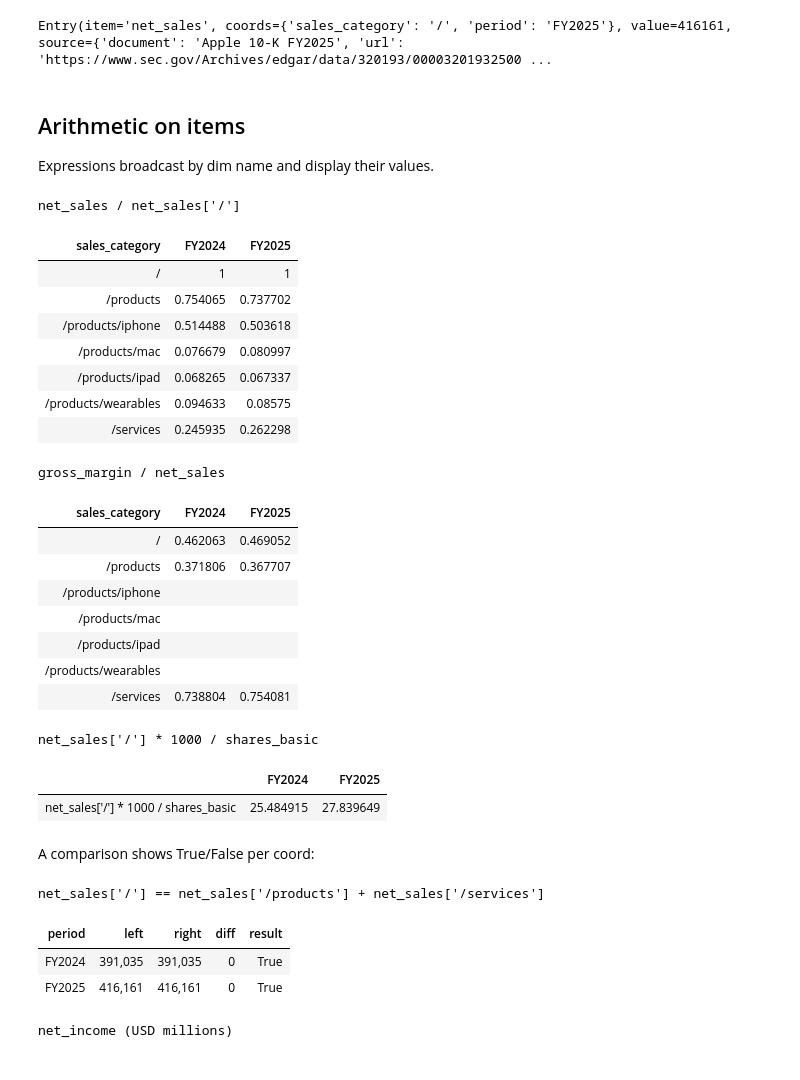
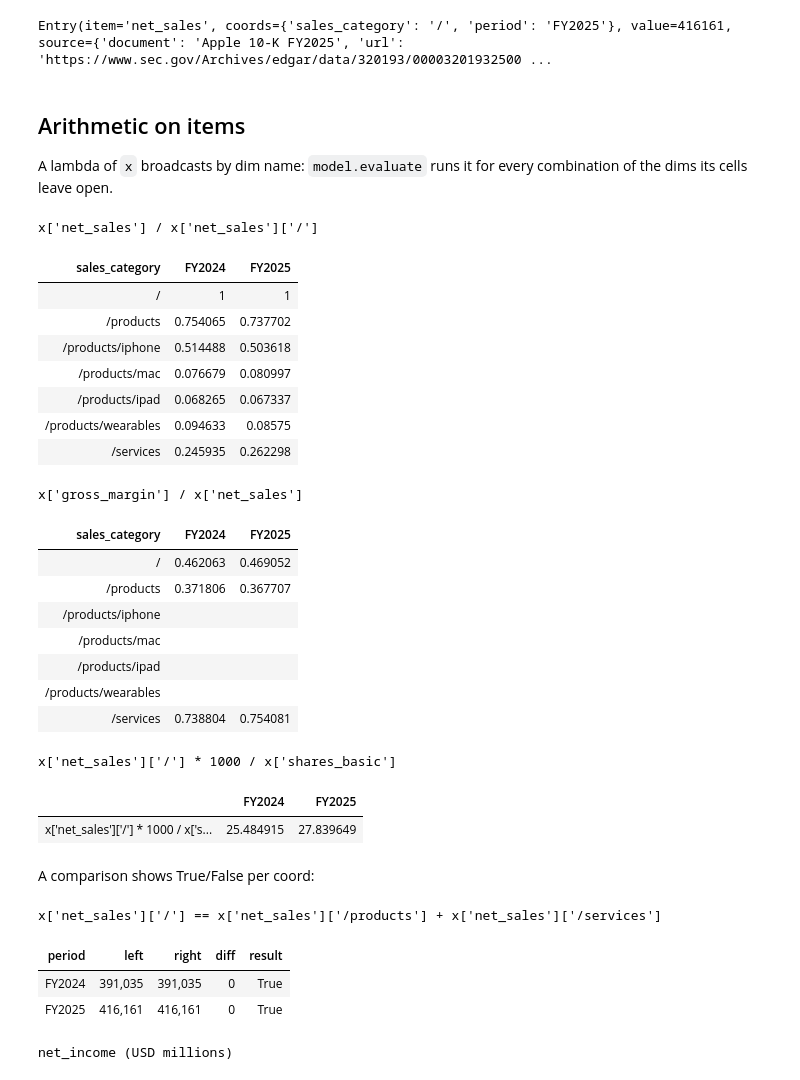
Before and after one commit to datayoga-io/tracemodel, a Jupyter notebook: apple.ipynb, the cells around one changed output. Saved outputs shown, nothing was run; the diff lists cells and outputs as text; code cells hidden in the pictures.

```diff
--- a/apple.ipynb
+++ b/apple.ipynb
@@ -71,9 +71,9 @@ Item(name='earnings_per_share', dims=('period',), dtype=<class 'float'>, attrs={
 # %%
 model.add_check("DQ-1",
     coords={"period": tm.ANY},   # run once per period
-    expect=abs(
-        model["net_sales"]["/"]
-        - (model["net_sales"]["/products"] + model["net_sales"]["/services"])
+    expect=lambda x: abs(
+        x["net_sales"]["/"]
+        - (x["net_sales"]["/products"] + x["net_sales"]["/services"])
     ) <= 0.2,                    # within 0.2 (USD millions)
 )
 # %% [output]
@@ -246,11 +246,11 @@ Entry(item='net_sales', coords={'sales_category': '/', 'period': 'FY2025'}, valu
 # %% [markdown]
 ## Arithmetic on items
 
-Expressions broadcast by dim name and display their values.
+A lambda of `x` broadcasts by dim name: `model.evaluate` runs it for every combination of the dims its cells leave open.
 # %%
-model["net_sales"] / model["net_sales"]["/"]   # mix: share of total net sales
+model.evaluate(lambda x: x["net_sales"] / x["net_sales"]["/"])   # mix: share of total net sales
 # %% [output]
-net_sales / net_sales['/']
+x['net_sales'] / x['net_sales']['/']
 | sales_category | FY2024 | FY2025 |
 | / | 1 | 1 |
 | /products | 0.754065 | 0.737702 |
@@ -260,9 +260,9 @@ net_sales / net_sales['/']
 | /products/wearables | 0.094633 | 0.08575 |
 | /services | 0.245935 | 0.262298 |
 # %%
-model["gross_margin"] / model["net_sales"]     # gross margin %
+model.evaluate(lambda x: x["gross_margin"] / x["net_sales"])     # gross margin %
 # %% [output]
-gross_margin / net_sales
+x['gross_margin'] / x['net_sales']
 | sales_category | FY2024 | FY2025 |
 | / | 0.462063 | 0.469052 |
 | /products | 0.371806 | 0.367707 |
@@ -272,17 +272,17 @@ gross_margin / net_sales
 | /products/wearables |  |  |
 | /services | 0.738804 | 0.754081 |
 # %%
-model["net_sales"]["/"] * 1000 / model["shares_basic"]   # net sales per share, USD
+model.evaluate(lambda x: x["net_sales"]["/"] * 1000 / x["shares_basic"])   # net sales per share, USD
 # %% [output]
-net_sales['/'] * 1000 / shares_basic
+x['net_sales']['/'] * 1000 / x['shares_basic']
 |  | FY2024 | FY2025 |
-| net_sales['/'] * 1000 / shares_basic | 25.484915 | 27.839649 |
+| x['net_sales']['/'] * 1000 / x['s... | 25.484915 | 27.839649 |
 # %% [markdown]
 A comparison shows True/False per coord:
 # %%
-model["net_sales"]["/"] == model["net_sales"]["/products"] + model["net_sales"]["/services"]
+model.evaluate(lambda x: x["net_sales"]["/"] == x["net_sales"]["/products"] + x["net_sales"]["/services"])
 # %% [output]
-net_sales['/'] == net_sales['/products'] + net_sales['/services']
+x['net_sales']['/'] == x['net_sales']['/products'] + x['net_sales']['/services']
 | period | left | right | diff | result |
 | FY2024 | 391,035 | 391,035 | 0 | True |
 | FY2025 | 416,161 | 416,161 | 0 | True |
```
Also changed, not shown: parts of 16 cells of this notebook, 6 other files.
